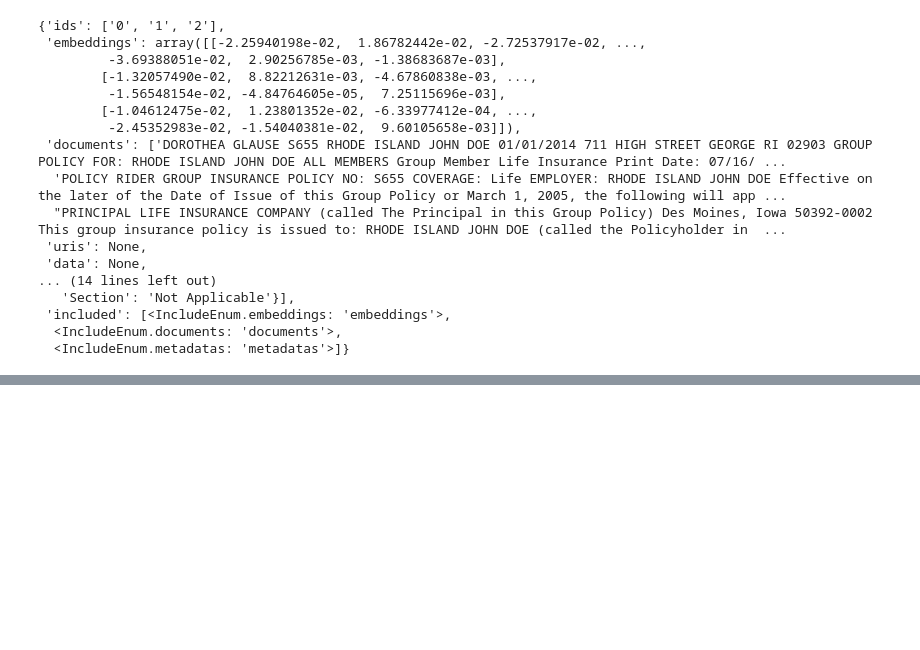
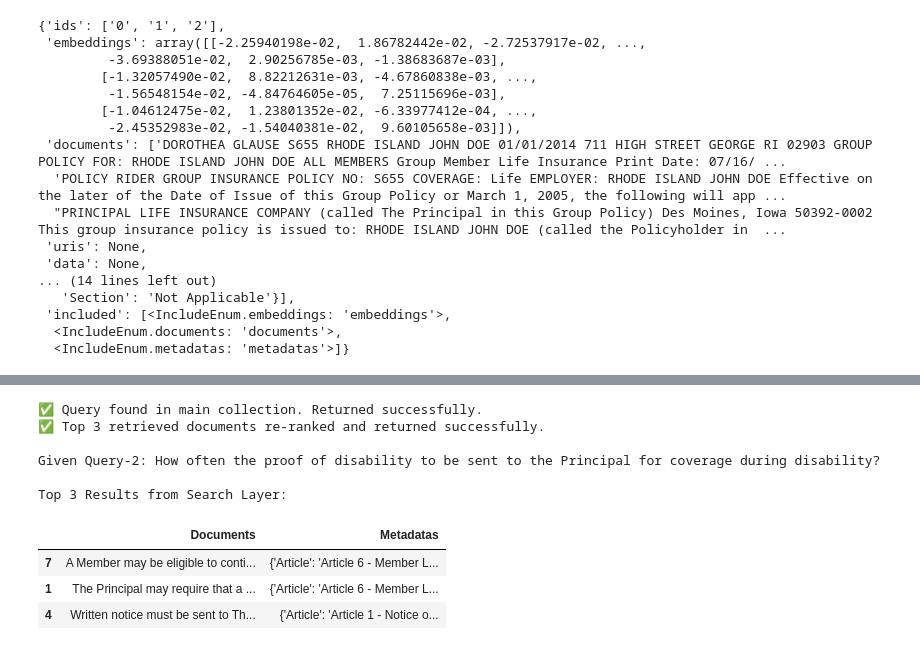
Before and after one commit to achindas/HelpMateBotRAG, a Jupyter notebook: HelpMate_AI.ipynb, the cells around one changed output, grey strips where cells are left out. Cells and saved outputs as stored; diff of their text form; code cells hidden in the pictures; blank space fills up the shorter version.

```diff
--- a/HelpMate_AI.ipynb
+++ b/HelpMate_AI.ipynb
@@ -831,4 +728,0 @@ def generate_response(query, results_df):
-# %%
-# Generate the response
-
-response = generate_response(query, top_3_RAG)
@@ -1394,11 +728,0 @@ search_result_df
-# %%
-# Generate responses from LLM using retrieved documents
-response = generate_llm_response(top_3_matches, query, model_name = "gpt-4o-mini")
-
-# Check response type and print accordingly
-if isinstance(response.content, str):  # OpenAI models return a langchain_core.messages.ai.AIMessage
-    print(response.content)
-elif isinstance(response, str):  # Other models return a string
-    print(response)
-else:
-    print("Unexpected response format:", response)
@@ -1798,0 +1233,3 @@ This information will guide you through the specific eligibility criteria for ac
+# %%
+# Set the max_colwidth option to display full column content
+pd.set_option('display.max_colwidth', None)
@@ -1798,0 +1262,22 @@ This information will guide you through the specific eligibility criteria for ac
+# %%
+# Perform cached semantic search using insurance collection for query-2
+search_result_df = perform_cached_semantic_search (model = 'text-embedding-ada-002', collection_name = 'RAG_on_Insurance', \
+                                    cache_name = 'Insurance_Cache', query = query_2)
+
+# Perform re-ranking of the serached documents and determine the top matches
+top_3_matches = rerank_retrieved_docs(encoder_model = 'cross-encoder/ms-marco-MiniLM-L-6-v2', results_df = search_result_df)
+
+print("\nGiven Query-2:", query_2)
+print("\nTop 3 Results from Search Layer:\n")
+top_3_matches
+# %% [output]
+✅ Query found in main collection. Returned successfully.
+✅ Top 3 retrieved documents re-ranked and returned successfully.
+
+Given Query-2: How often the proof of disability to be sent to the Principal for coverage during disability?
+
+Top 3 Results from Search Layer:
+|  | Documents | Metadatas |
+| 7 | A Member may be eligible to conti... | {'Article': 'Article 6 - Member L... |
+| 1 | The Principal may require that a ... | {'Article': 'Article 6 - Member L... |
+| 4 | Written notice must be sent to Th... | {'Article': 'Article 1 - Notice o... |
```
Also changed, not shown: parts of 158 cells of this notebook.
